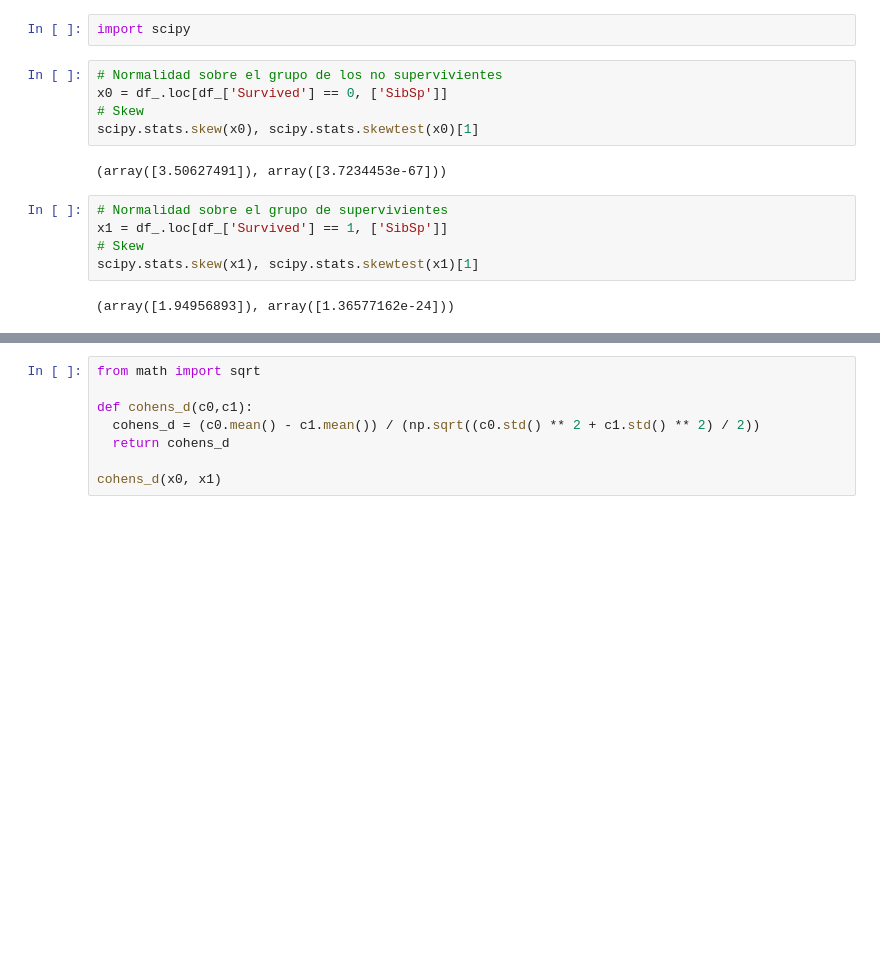
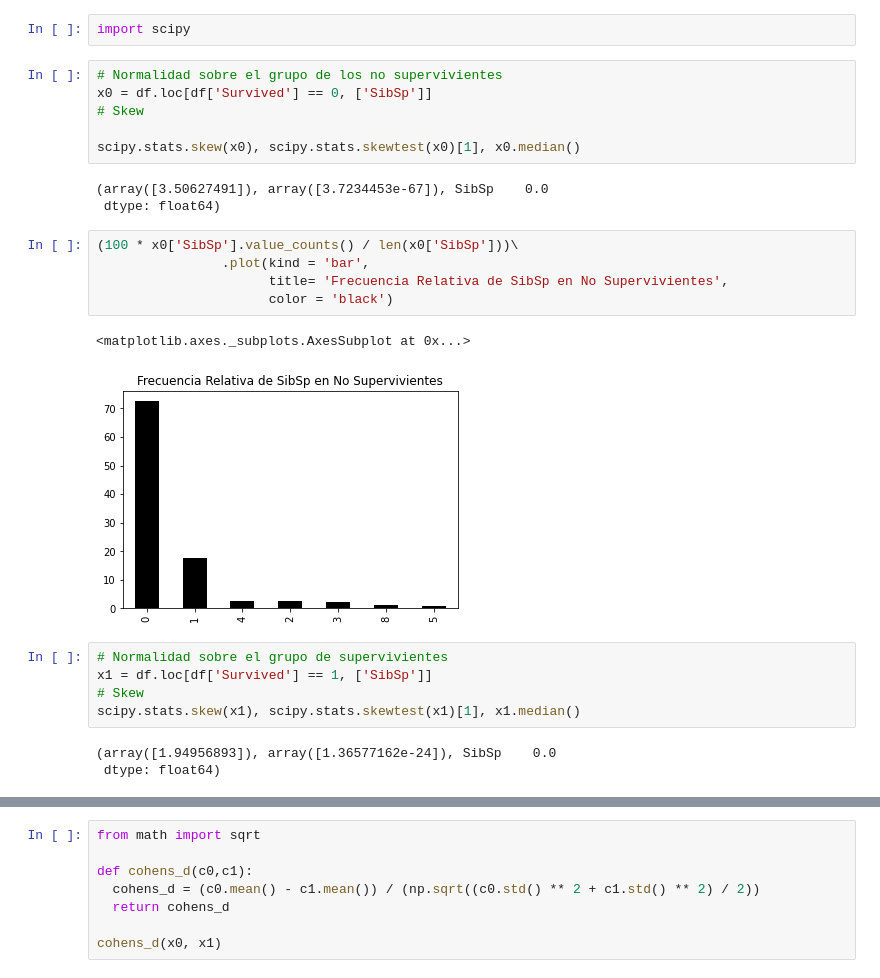
Before and after one commit to juancn95/saturdaysAI_titanic_challenge, a Jupyter notebook: SaturdaysAI_titanic_challenge.ipynb, the cells around one changed output, grey strips where cells are left out. Drawn from its saved outputs; the diff is of its cells as text; blank space fills up the shorter version.

```diff
--- a/SaturdaysAI_titanic_challenge.ipynb
+++ b/SaturdaysAI_titanic_challenge.ipynb
@@ -163,15 +127,26 @@ Name: Parch, dtype: int64
 import scipy
 # %%
 # Normalidad sobre el grupo de los no supervivientes
-x0 = df_.loc[df_['Survived'] == 0, ['SibSp']]
+x0 = df.loc[df['Survived'] == 0, ['SibSp']]
 # Skew
-scipy.stats.skew(x0), scipy.stats.skewtest(x0)[1]
+
+scipy.stats.skew(x0), scipy.stats.skewtest(x0)[1], x0.median()
 # %% [output]
-(array([3.50627491]), array([3.7234453e-67]))
+(array([3.50627491]), array([3.7234453e-67]), SibSp    0.0
+ dtype: float64)
+# %%
+(100 * x0['SibSp'].value_counts() / len(x0['SibSp']))\
+                .plot(kind = 'bar',
+                      title= 'Frecuencia Relativa de SibSp en No Supervivientes',
+                      color = 'black')
+# %% [output]
+<matplotlib.axes._subplots.AxesSubplot at 0x...>
+[figure, added]
 # %%
 # Normalidad sobre el grupo de supervivientes
-x1 = df_.loc[df_['Survived'] == 1, ['SibSp']]
+x1 = df.loc[df['Survived'] == 1, ['SibSp']]
 # Skew
-scipy.stats.skew(x1), scipy.stats.skewtest(x1)[1]
+scipy.stats.skew(x1), scipy.stats.skewtest(x1)[1], x1.median()
 # %% [output]
-(array([1.94956893]), array([1.36577162e-24]))
+(array([1.94956893]), array([1.36577162e-24]), SibSp    0.0
+ dtype: float64)
```
Also changed, not shown: parts of 8 cells of this notebook.
